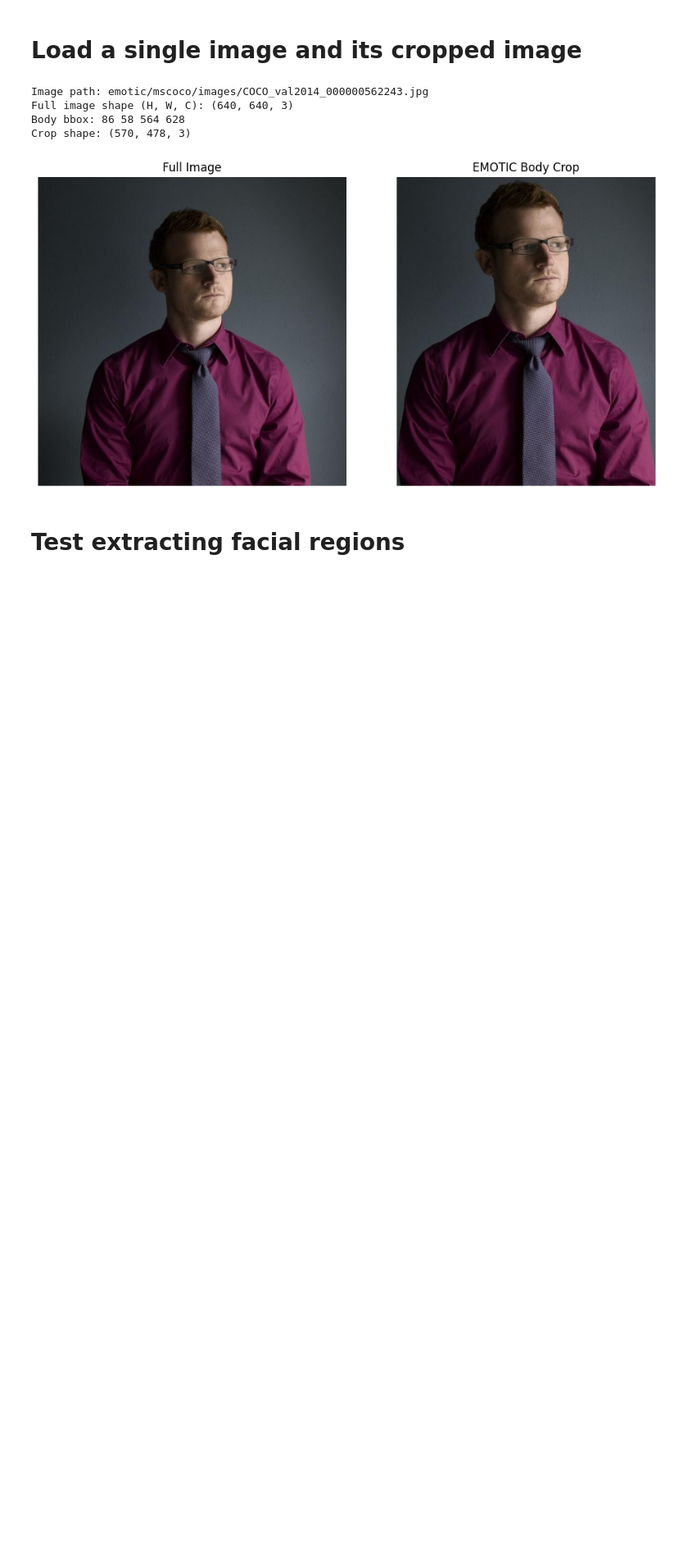
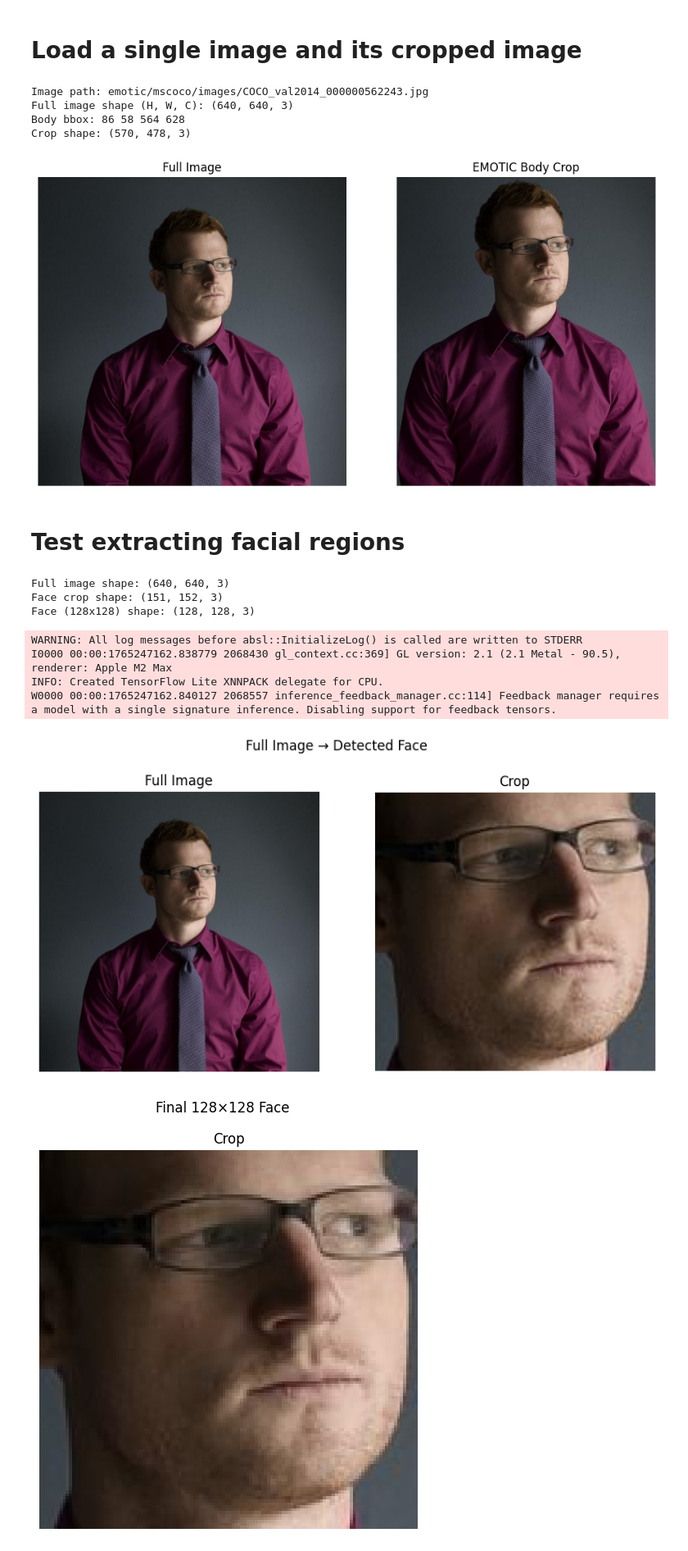
Before and after one commit to zballam/raspberry_pi_emotion_detector, a Jupyter notebook: emotic_Dataset_Example.ipynb, the cells around one changed output. Shown: that part at 82% size. Saved outputs shown, nothing was run; the diff lists cells and outputs as text; code cells hidden in the pictures; blank space fills up the shorter version.

Commit message:
Finished the dataset example with face detection cropping

```diff
--- a/emotic_Dataset_Example.ipynb
+++ b/emotic_Dataset_Example.ipynb
@@ -113,0 +120,45 @@ Crop shape: (570, 478, 3)
+# %%
+from utility.face_pipeline import create_face_detector, detect_face_in_body, resize_for_model
+from utility.dataset import visualize, crop_bbox
+
+# 1) Create the detector once
+detector = create_face_detector()
+
+# 2) Detect face directly on the FULL image
+face_bbox = detect_face_in_body(img_rgb, detector, min_score=0.5)
+
+if face_bbox is None:
+    print("No face detected in this full image.")
+else:
+    # 3) Crop from the FULL image and resize
+    face_crop = crop_bbox(img_rgb, face_bbox)
+    face_128  = resize_for_model(face_crop, 128)
+
+    print("Full image shape:", img_rgb.shape)
+    print("Face crop shape:", face_crop.shape)
+    print("Face (128x128) shape:", face_128.shape)
+
+    # 4) Show full image with face crop
+    visualize(
+        img=img_rgb,
+        crop=face_crop,
+        mode="both",
+        title="Full Image → Detected Face"
+    )
+
+    # 5) Also show just the 128×128 face patch
+    visualize(
+        crop=face_128,
+        mode="crop",
+        title="Final 128×128 Face"
+    )
+# %% [output]
+Full image shape: (640, 640, 3)
+Face crop shape: (151, 152, 3)
+Face (128x128) shape: (128, 128, 3)
+WARNING: All log messages before absl::InitializeLog() is called are written to STDERR
+I0000 00:00:1765247162.838779 2068430 gl_context.cc:369] GL version: 2.1 (2.1 Metal - 90.5), renderer: Apple M2 Max
+INFO: Created TensorFlow Lite XNNPACK delegate for CPU.
+W0000 00:00:1765247162.840127 2068557 inference_feedback_manager.cc:114] Feedback manager requires a model with a single signature inference. Disabling support for feedback tensors.
+[figure, added]
+[figure, added]
```
Also changed, not shown: parts of 4 cells of this notebook, 1 other file.
